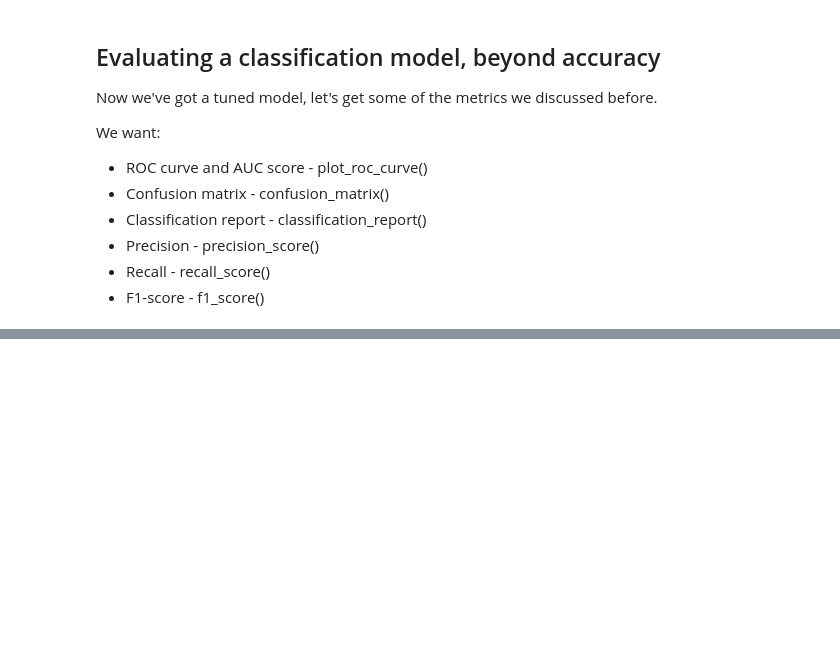
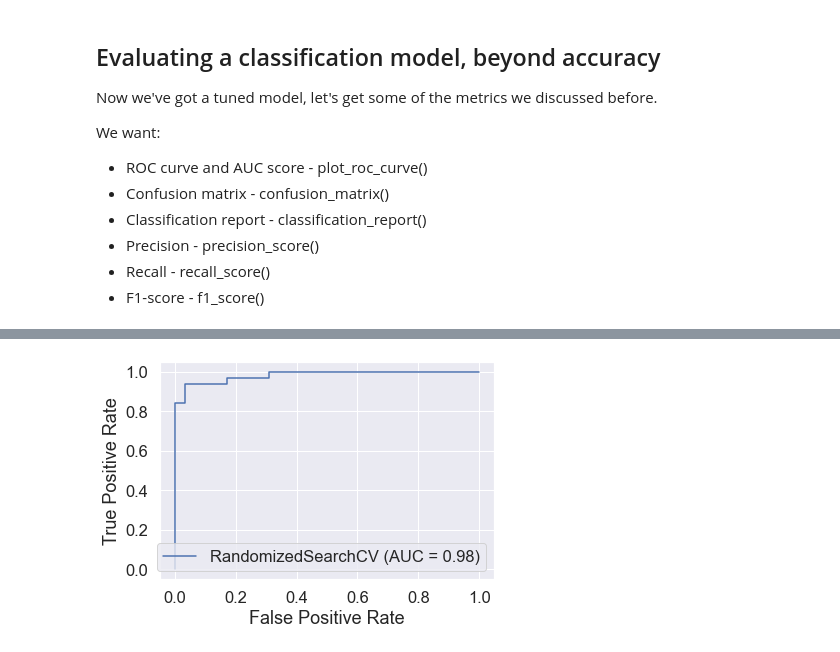
Before and after one commit to Kayan-dev/data-science, a Jupyter notebook: heart-project/heart-disease.ipynb, the cells around one changed output, grey strips where cells are left out. Saved outputs shown, nothing was run; the diff lists cells and outputs as text; code cells hidden in the pictures; blank space fills up the shorter version.

```diff
--- a/heart-project/heart-disease.ipynb
+++ b/heart-project/heart-disease.ipynb
@@ -878,3 +906,19 @@ gs_log_reg.best_params_
 gs_log_reg.score(X_test, y_test)
 # %% [output]
 0.8852459016393442
+# %%
+# Different RandomForestClassifier hyperparameters
+rf_grid = {
+#     "n_estimators": np.arange(10, 1000, 50),
+           "max_depth": [None, 3, 5, 10],
+           "min_samples_split": np.arange(2, 20, 2),
+           "min_samples_leaf": np.arange(1, 20, 2)}
+
+# Setup random hyperparameter search for RandomForestClassifier
+rs_rf = GridSearchCV(RandomForestClassifier(),
+                           param_grid=rf_grid,
+                           cv=5,
+                           verbose=True)
+
+# Fit random hyperparameter search model
+rs_rf.fit(X_train, y_train);
@@ -897,0 +1136,5 @@ We want:
+# %%
+# Plot ROC curve and calculate AUC metric
+plot_roc_curve(rs_rf, X_test, y_test);
+# %% [output]
+[figure, added]
```
Also changed, not shown: parts of 53 cells of this notebook.
